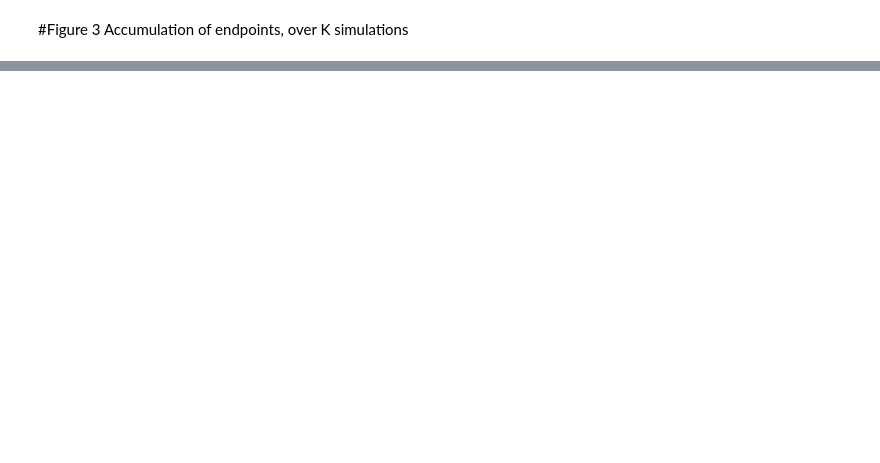
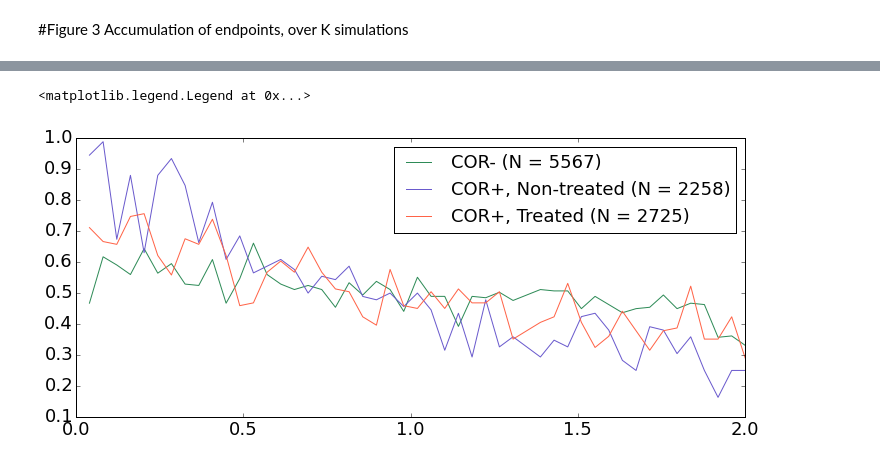
Before and after one commit to agartland/notebooks, a Jupyter notebook: TB_COR_ST.ipynb, the cells around one changed output, grey strips where cells are left out. Drawn from its saved outputs; the diff is of its cells as text; code cells hidden in the pictures; blank space fills up the shorter version.

```diff
--- a/TB_COR_ST.ipynb
+++ b/TB_COR_ST.ipynb
@@ -464,0 +501,14 @@ resDf.CI_est.hist()
+# %%
+"""Look at the distributions of dx"""
+edges = linspace(0,2,50)
+figure(figsize=(12,5))
+for label,ind in subsets.items():
+    lineHist(allDf.dx2.loc[ind & (allDf.disease2==1)],
+             edges=edges,
+             density=True,
+             color=colors[label],
+             label=label+' (N = %d)' % (ind & (allDf.disease2==1)).sum())
+legend(loc=0)
+# %% [output]
+<matplotlib.legend.Legend at 0x...>
+[figure, added]
```
Also changed, not shown: parts of 14 cells of this notebook.
